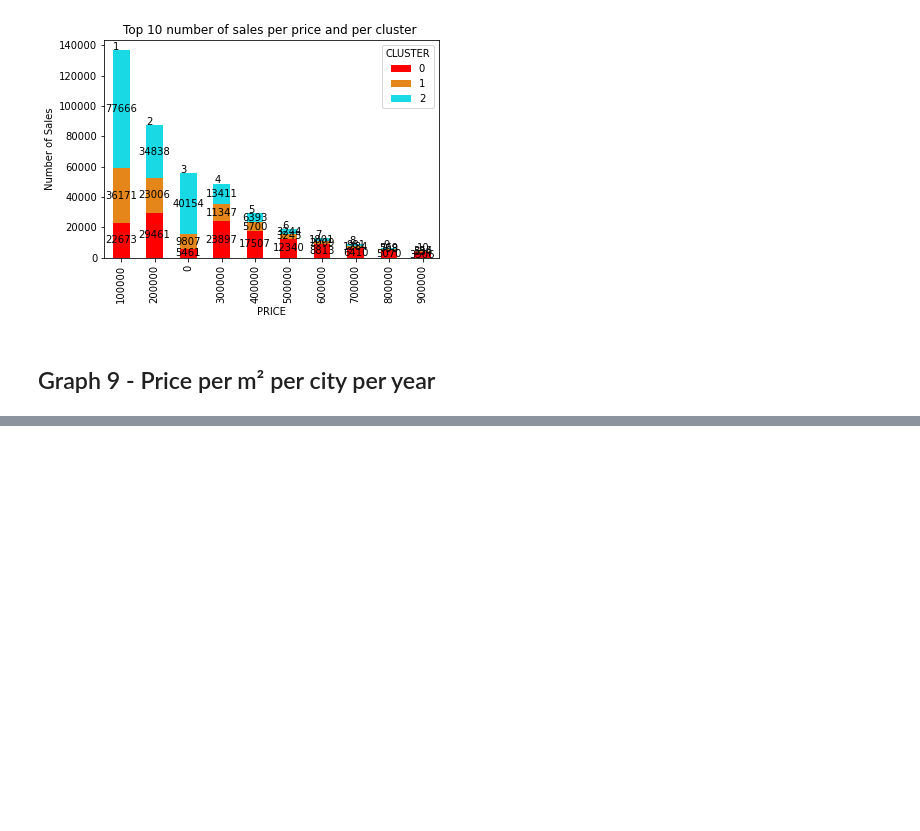
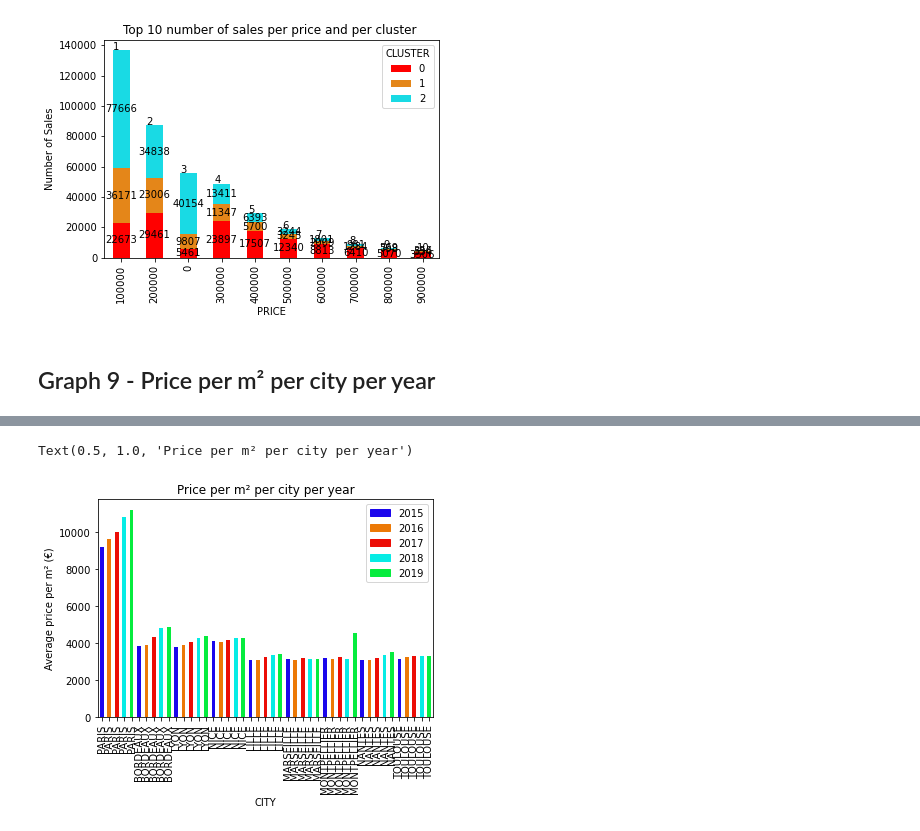
Before and after one commit to 13w13/U2-Big-Data-Tools-for-Business, a Jupyter notebook: 2. Real Estate Market EDA.ipynb, the cells around one changed output, grey strips where cells are left out. Cells and saved outputs as stored; diff of their text form; code cells hidden in the pictures; blank space fills up the shorter version.

Commit message:
Graph 9

```diff
--- a/2. Real Estate Market EDA.ipynb
+++ b/2. Real Estate Market EDA.ipynb
@@ -1294,0 +1320,8 @@ for p in barplot_8_pivot.patches:
+# %%
+df_9 = spark.sql("SELECT CITY, SUBSTRING(`Sale Date`, 7, 4) as DATE, int(round(AVG(`Price per M²`))) \
+          AS `PRICE PER M²`, CLUSTER \
+          FROM estate\
+          GROUP BY CITY, DATE, CLUSTER\
+          ORDER BY CLUSTER, CITY, DATE\
+          ").toPandas()
+df_9
@@ -1294,0 +1346,13 @@ for p in barplot_8_pivot.patches:
+# %%
+colors_9 = {'2015' : '#1B06EC', '2016' : '#EC7906', '2017' : '#EC0D06', '2018' : '#06ECE5', '2019' : '#06EC3E'}
+# %%
+labels = list(colors_9.keys())
+handles = [plt.Rectangle((0,0),1,1, color=colors_9[label]) for label in labels]
+
+barplot_9 = df_9.plot.bar(x='CITY', y='PRICE PER M²', color = df_9['DATE'].map(colors_9))
+barplot_9.set_ylabel("Average price per m² (€)")
+barplot_9.legend(handles, labels)
+barplot_9.set_title("Price per m² per city per year")
+# %% [output]
+Text(0.5, 1.0, 'Price per m² per city per year')
+[figure, added]
```
Also changed, not shown: parts of 4 cells of this notebook.
